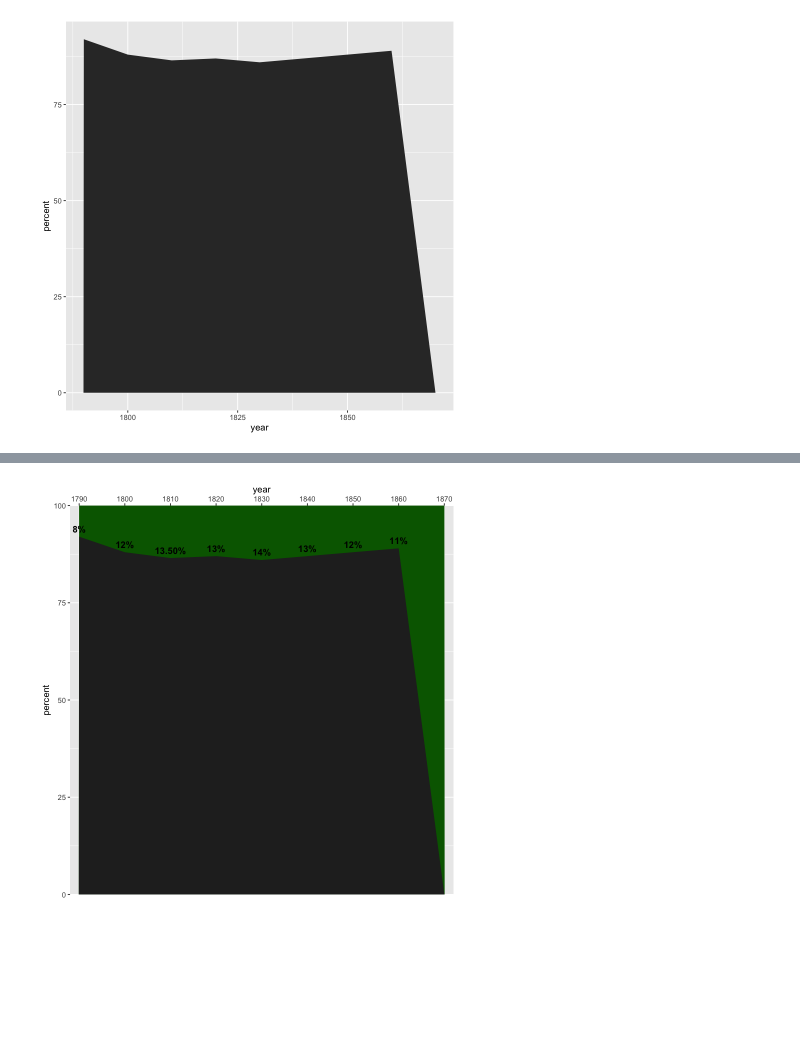
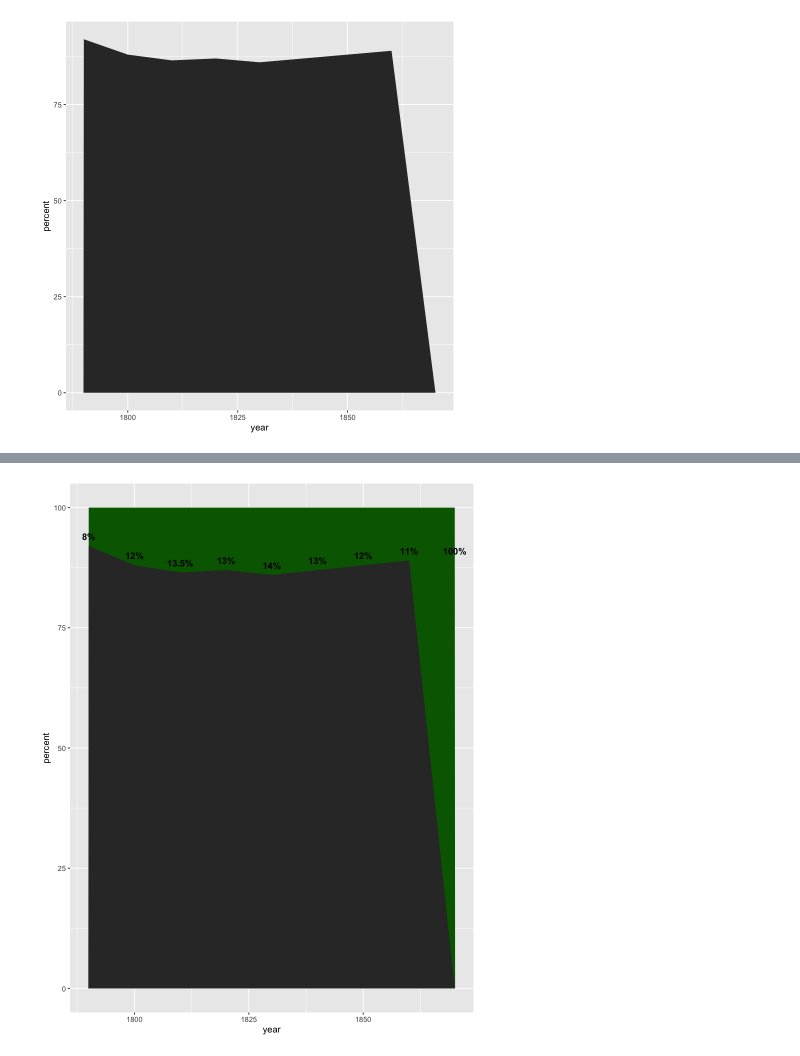
Before and after one commit to ehestir/Du-Bois-STEM, a Jupyter notebook: r_emancipation_dubois.ipynb, the cells around one changed output, grey strips where cells are left out. Saved outputs shown, nothing was run; the diff lists cells and outputs as text; code cells hidden in the pictures; blank space fills up the shorter version.

```diff
--- a/r_emancipation_dubois.ipynb
+++ b/r_emancipation_dubois.ipynb
@@ -38,6 +38,6 @@
 library(ggplot2)
 # %%
-d_emancipation_dubois <- read.csv("data/d2_emancipation_dubois.csv")
+d_emancipation_dubois <- read.csv("data/d_emancipation_dubois.csv")
 # %%
 d_emancipation_dubois
 # %% [output]
@@ -83,30 +92,20 @@ geom_area(aes(y = 100),
 # %%
 ggplot(d_emancipation_dubois,
     aes(
     x = year,
     y = percent
   )
 ) +
 geom_area(aes(y = 100),
     fill = "darkgreen"
   ) +
-  geom_area(fill = "gray15") +
-  scale_x_continuous(
-    breaks = seq(1790, 1870, by = 10),
-    position = "top"
-  ) +
-  coord_cartesian(
-    expand = FALSE,
-    clip = "off",
-    xlim = c(1788, 1872)
-  ) +
-   geom_text(
+  geom_area()+
+geom_text(
   aes(
-    y = percent +2,
-    label = paste0(label),
+    y = 100-labelposition+2,
+    label = label,
     fontface = "bold"
-  ),
-  nudge_y = 0.02
-)
+  )
+    )
 # %% [output]
-[figure, old version]
+[figure, new version]
```
Also changed, not shown: parts of 28 cells of this notebook, 2 other files.
